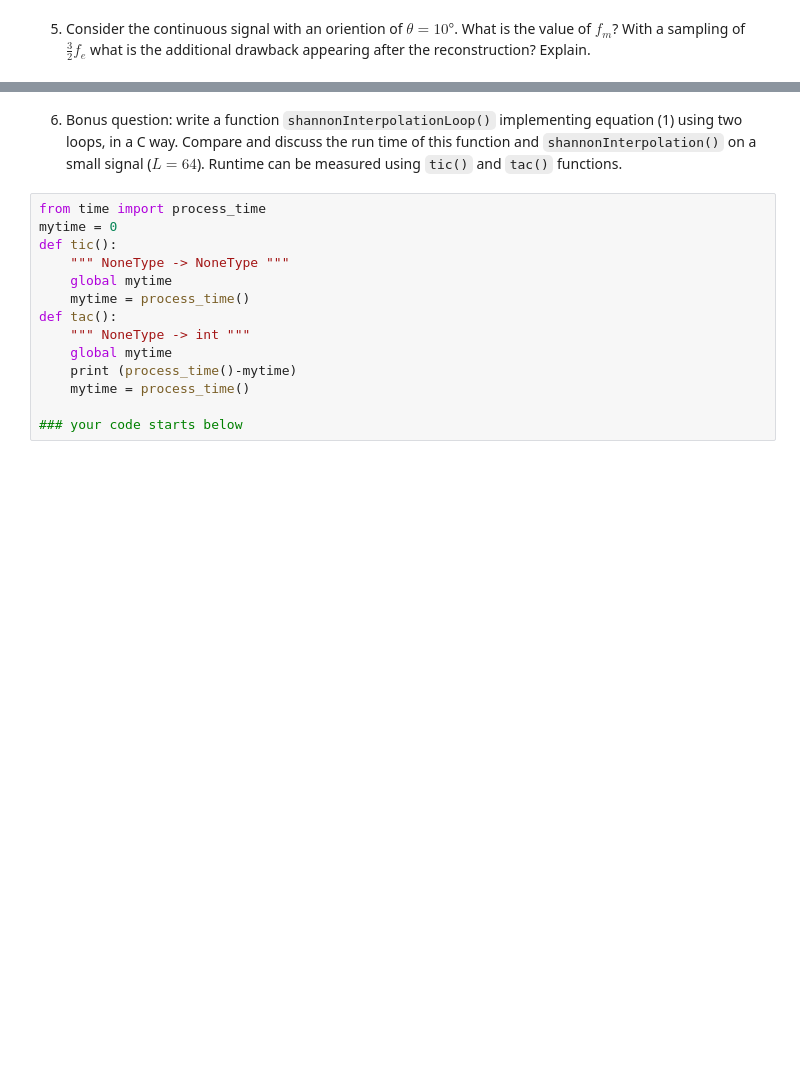
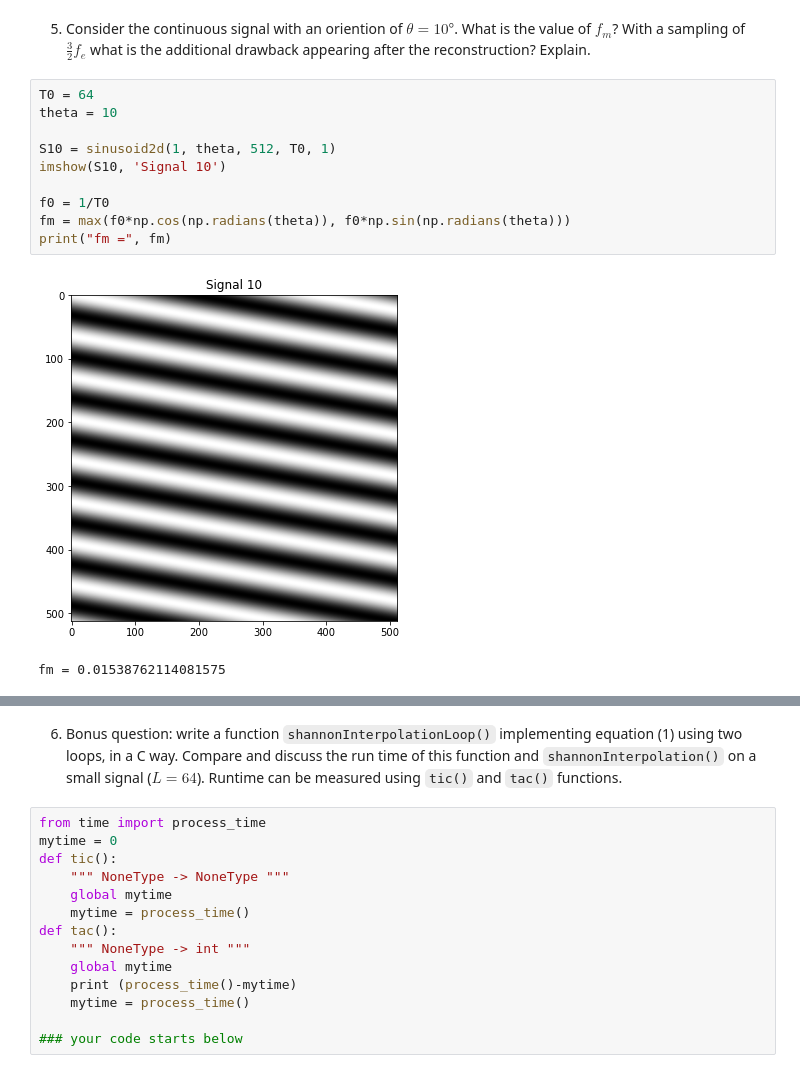
Before and after one commit to LUKALAVAL/BIMA, a Jupyter notebook: TME3/TME3.ipynb, the cells around one changed output, grey strips where cells are left out. Cells and saved outputs as stored; diff of their text form; blank space fills up the shorter version.

```diff
--- a/TME3/TME3.ipynb
+++ b/TME3/TME3.ipynb
@@ -194,2 +216,15 @@ error(A, S45, Reconstructed_S45)
 # %% [markdown]
 5. Consider the continuous signal with an oriention of $\theta=10°$. What is the value of $f_m$? With a sampling of $\frac32 f_e$ what is the additional drawback appearing after the reconstruction? Explain.
+# %%
+T0 = 64
+theta = 10
+
+S10 = sinusoid2d(1, theta, 512, T0, 1)
+imshow(S10, 'Signal 10')
+
+f0 = 1/T0
+fm = max(f0*np.cos(np.radians(theta)), f0*np.sin(np.radians(theta)))
+print("fm =", fm)
+# %% [output]
+[figure, added]
+fm = 0.01538762114081575
```
Also changed, not shown: parts of 14 cells of this notebook.
